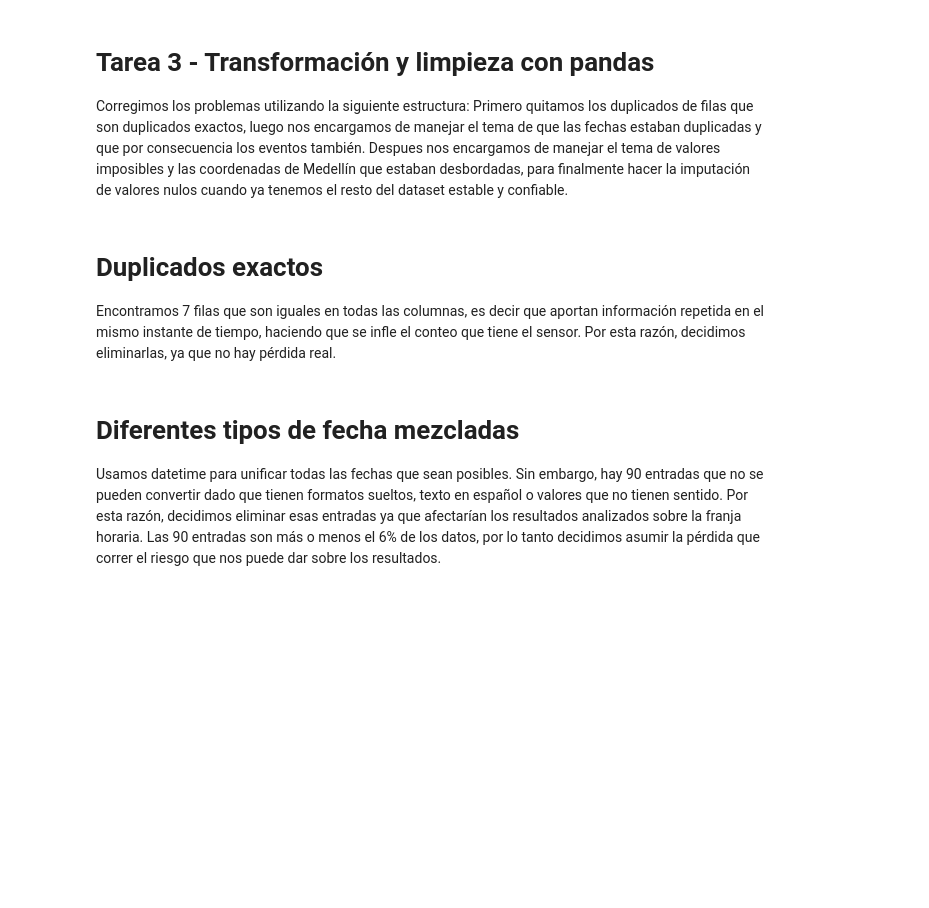
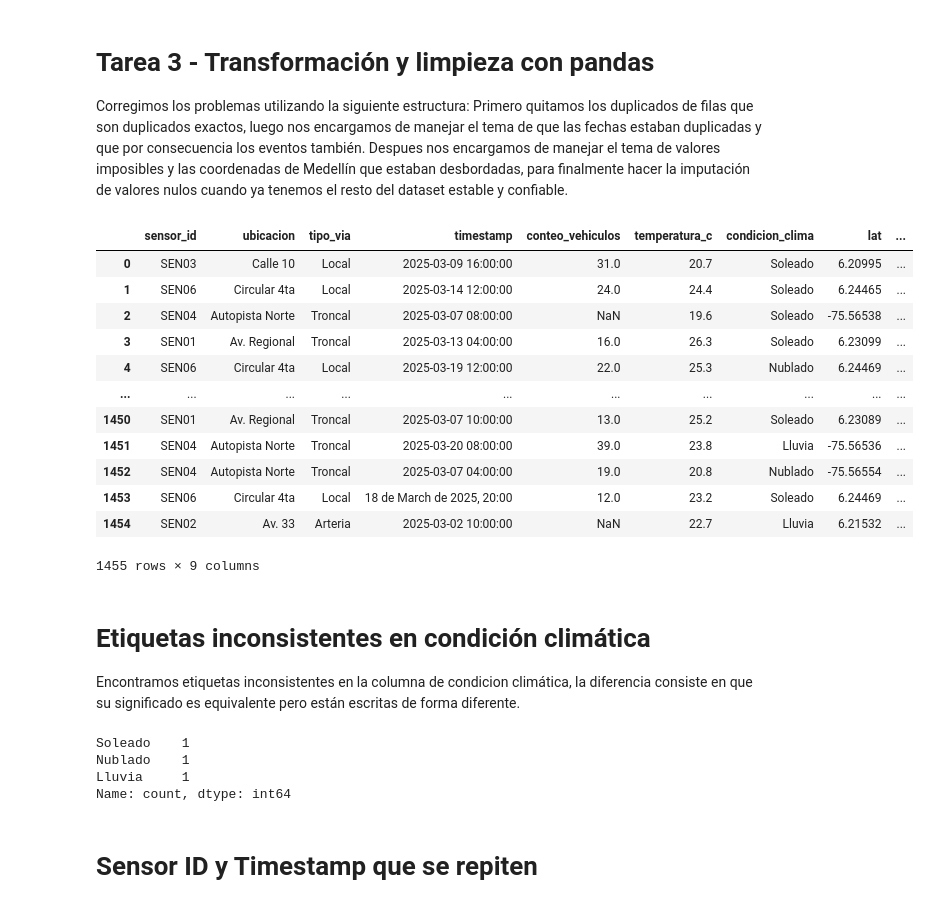
Before and after one commit to DanielC19/DataScienceFundamentals_Challenge01, a Jupyter notebook: notebooks/taller_practico_01_analisis.ipynb, the cells around one changed output. Drawn from its saved outputs; the diff is of its cells as text; code cells hidden in the pictures; blank space fills up the shorter version.

Commit message:
Limpieza de datos contaminados

```diff
--- a/notebooks/taller_practico_01_analisis.ipynb
+++ b/notebooks/taller_practico_01_analisis.ipynb
@@ -213,14 +214,41 @@ Hicimos un análisis exploratorio sobre el dataset que escogimos que es el de **
 Corregimos los problemas utilizando la siguiente estructura: Primero quitamos los duplicados de filas que son duplicados exactos, luego nos encargamos de manejar el tema de que las fechas estaban duplicadas y que por consecuencia los eventos también. Despues nos encargamos de manejar el tema de valores imposibles y las coordenadas de Medellín que estaban desbordadas, para finalmente hacer la imputación de valores nulos cuando ya tenemos el resto del dataset estable y confiable.
 # %%
 df_contaminado_copy = df_contaminado.copy() #create a copy of the original to not lose the original data
+
+df_contaminado_copy
+# %% [output]
+|  | sensor_id | ubicacion | tipo_via | timestamp | conteo_vehiculos | temperatura_c | condicion_clima | lat | ... |
+| 0 | SEN03 | Calle 10 | Local | 2025-03-09 16:00:00 | 31.0 | 20.7 | Soleado | 6.20995 | ... |
+| 1 | SEN06 | Circular 4ta | Local | 2025-03-14 12:00:00 | 24.0 | 24.4 | Soleado | 6.24465 | ... |
+| 2 | SEN04 | Autopista Norte | Troncal | 2025-03-07 08:00:00 | NaN | 19.6 | Soleado | -75.56538 | ... |
+| 3 | SEN01 | Av. Regional | Troncal | 2025-03-13 04:00:00 | 16.0 | 26.3 | Soleado | 6.23099 | ... |
+| 4 | SEN06 | Circular 4ta | Local | 2025-03-19 12:00:00 | 22.0 | 25.3 | Nublado | 6.24469 | ... |
+| ... | ... | ... | ... | ... | ... | ... | ... | ... | ... |
+| 1450 | SEN01 | Av. Regional | Troncal | 2025-03-07 10:00:00 | 13.0 | 25.2 | Soleado | 6.23089 | ... |
+| 1451 | SEN04 | Autopista Norte | Troncal | 2025-03-20 08:00:00 | 39.0 | 23.8 | Lluvia | -75.56536 | ... |
+| 1452 | SEN04 | Autopista Norte | Troncal | 2025-03-07 04:00:00 | 19.0 | 20.8 | Nublado | -75.56554 | ... |
+| 1453 | SEN06 | Circular 4ta | Local | 18 de March de 2025, 20:00 | 12.0 | 23.2 | Soleado | 6.24469 | ... |
+| 1454 | SEN02 | Av. 33 | Arteria | 2025-03-02 10:00:00 | NaN | 22.7 | Lluvia | 6.21532 | ... |
+1455 rows × 9 columns
 # %% [markdown]
-# Duplicados exactos
+# Etiquetas inconsistentes en condición climática
 
-Encontramos 7 filas que son iguales en todas las columnas, es decir que aportan información repetida en el mismo instante de tiempo, haciendo que se infle el conteo que tiene el sensor. Por esta razón, decidimos eliminarlas, ya que no hay pérdida real.
+Encontramos etiquetas inconsistentes en la columna de condicion climática, la diferencia consiste en que su significado es equivalente pero están escritas de forma diferente.
 # %%
-df_contaminado_copy = df_contaminado_copy.drop_duplicates()
+mapa_clima = {
+    "sol": "Soleado", "soleado": "Soleado",
+    "nubes": "Nublado", "nublado": "Nublado",
+    "lluvia": "Lluvia", "lluvioso": "Lluvia",
+}
+
+df_contaminado_copy["condicion_clima"] = df_contaminado_copy["condicion_clima"].str.strip().str.lower().map(mapa_clima)
+
+df_contaminado_copy["condicion_clima"].unique().value_counts()
+# %% [output]
+Soleado    1
+Nublado    1
+Lluvia     1
+Name: count, dtype: int64
 # %% [markdown]
-# Diferentes tipos de fecha mezcladas
-
-Usamos datetime para unificar todas las fechas que sean posibles. Sin embargo, hay 90 entradas que no se pueden convertir dado que tienen formatos sueltos, texto en español o valores que no tienen sentido. Por esta razón, decidimos eliminar esas entradas ya que afectarían los resultados analizados sobre la franja horaria. Las 90 entradas son más o menos el 6% de los datos, por lo tanto decidimos asumir la pérdida que correr el riesgo que nos puede dar sobre los resultados.
+# Sensor ID y Timestamp que se repiten
 # %%
```
Also changed, not shown: parts of 20 cells of this notebook.
